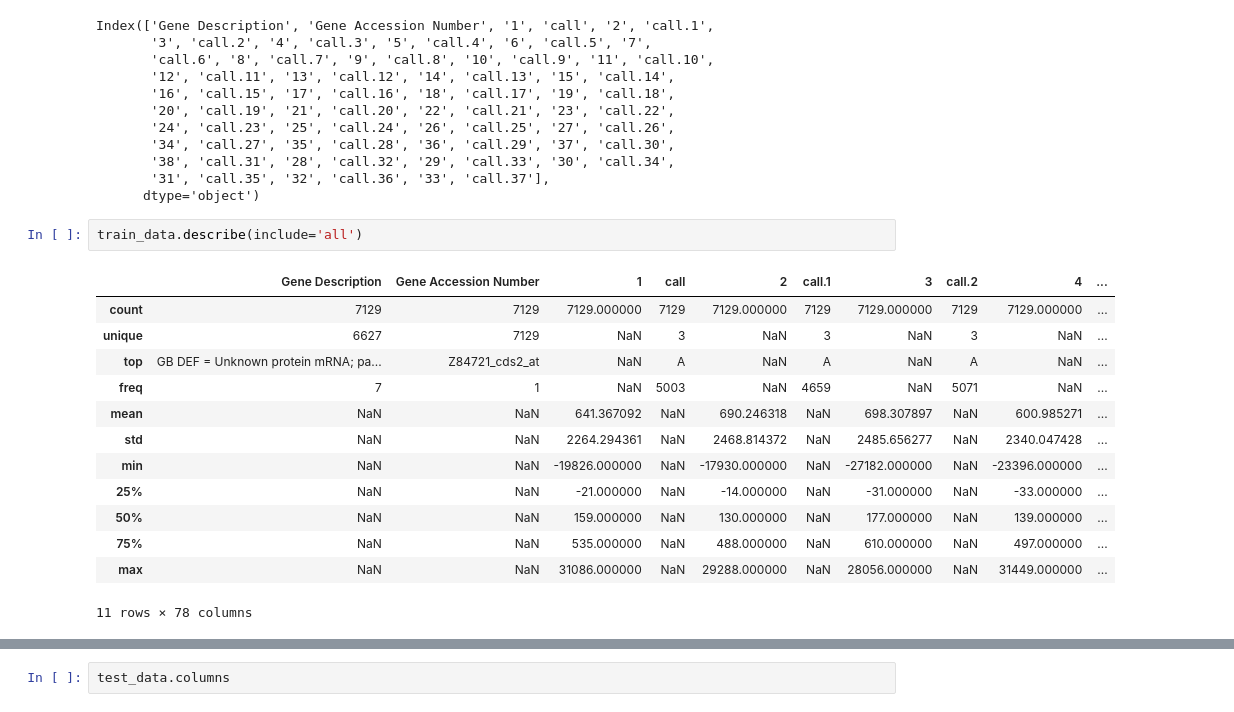
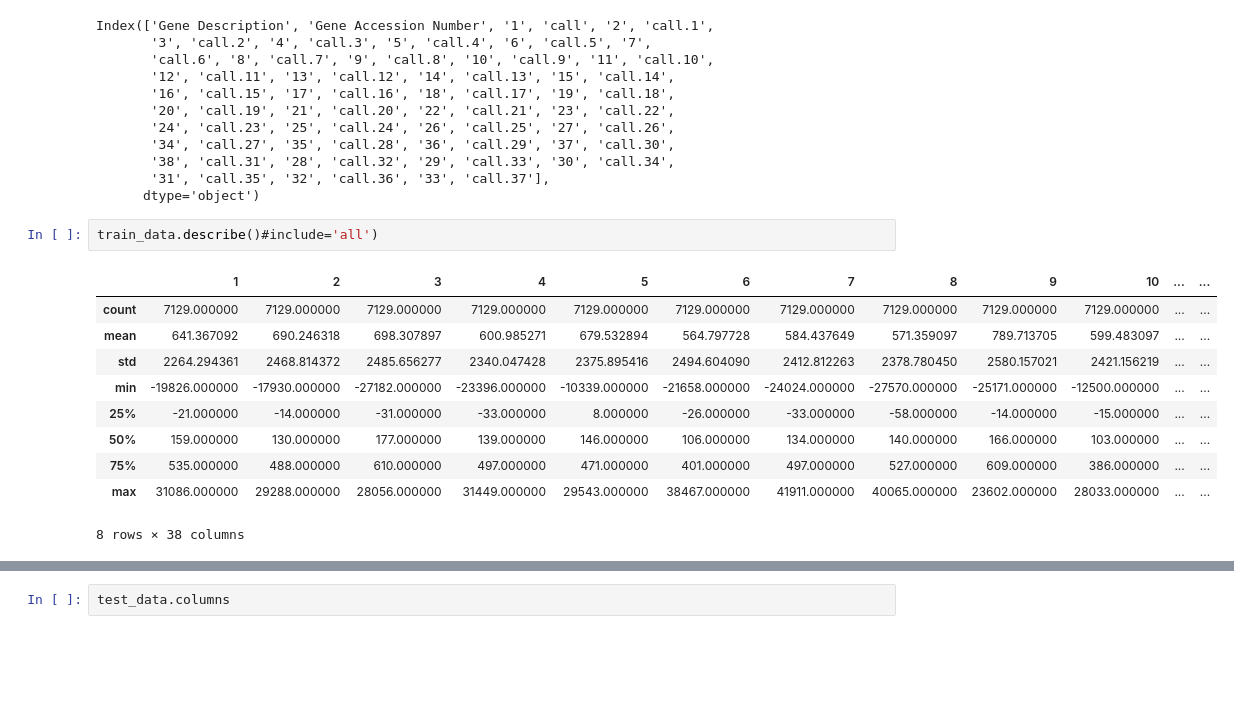
Before and after one commit to alinasansevich/molecular-classification-of-cancer, a Jupyter notebook: Gene_expression_dataset.ipynb, the cells around one changed output, grey strips where cells are left out. Drawn from its saved outputs; the diff is of its cells as text; blank space fills up the shorter version.

```diff
--- a/Gene_expression_dataset.ipynb
+++ b/Gene_expression_dataset.ipynb
@@ -64,18 +64,15 @@ Index(['Gene Description', 'Gene Accession Number', '1', 'call', '2', 'call.1',
        '31', 'call.35', '32', 'call.36', '33', 'call.37'],
       dtype='object')
 # %%
-train_data.describe(include='all')
+train_data.describe()#include='all')
 # %% [output]
-|  | Gene Description | Gene Accession Number | 1 | call | 2 | call.1 | 3 | call.2 | 4 | ... |
-| count | 7129 | 7129 | 7129.000000 | 7129 | 7129.000000 | 7129 | 7129.000000 | 7129 | 7129.000000 | ... |
-| unique | 6627 | 7129 | NaN | 3 | NaN | 3 | NaN | 3 | NaN | ... |
-| top | GB DEF = Unknown protein mRNA; pa... | Z84721_cds2_at | NaN | A | NaN | A | NaN | A | NaN | ... |
-| freq | 7 | 1 | NaN | 5003 | NaN | 4659 | NaN | 5071 | NaN | ... |
-| mean | NaN | NaN | 641.367092 | NaN | 690.246318 | NaN | 698.307897 | NaN | 600.985271 | ... |
-| std | NaN | NaN | 2264.294361 | NaN | 2468.814372 | NaN | 2485.656277 | NaN | 2340.047428 | ... |
-| min | NaN | NaN | -19826.000000 | NaN | -17930.000000 | NaN | -27182.000000 | NaN | -23396.000000 | ... |
-| 25% | NaN | NaN | -21.000000 | NaN | -14.000000 | NaN | -31.000000 | NaN | -33.000000 | ... |
-| 50% | NaN | NaN | 159.000000 | NaN | 130.000000 | NaN | 177.000000 | NaN | 139.000000 | ... |
-| 75% | NaN | NaN | 535.000000 | NaN | 488.000000 | NaN | 610.000000 | NaN | 497.000000 | ... |
-| max | NaN | NaN | 31086.000000 | NaN | 29288.000000 | NaN | 28056.000000 | NaN | 31449.000000 | ... |
+|  | 1 | 2 | 3 | 4 | 5 | 6 | 7 | 8 | 9 | 10 | ... | ... |
+| count | 7129.000000 | 7129.000000 | 7129.000000 | 7129.000000 | 7129.000000 | 7129.000000 | 7129.000000 | 7129.000000 | 7129.000000 | 7129.000000 | ... | ... |
+| mean | 641.367092 | 690.246318 | 698.307897 | 600.985271 | 679.532894 | 564.797728 | 584.437649 | 571.359097 | 789.713705 | 599.483097 | ... | ... |
+| std | 2264.294361 | 2468.814372 | 2485.656277 | 2340.047428 | 2375.895416 | 2494.604090 | 2412.812263 | 2378.780450 | 2580.157021 | 2421.156219 | ... | ... |
+| min | -19826.000000 | -17930.000000 | -27182.000000 | -23396.000000 | -10339.000000 | -21658.000000 | -24024.000000 | -27570.000000 | -25171.000000 | -12500.000000 | ... | ... |
+| 25% | -21.000000 | -14.000000 | -31.000000 | -33.000000 | 8.000000 | -26.000000 | -33.000000 | -58.000000 | -14.000000 | -15.000000 | ... | ... |
+| 50% | 159.000000 | 130.000000 | 177.000000 | 139.000000 | 146.000000 | 106.000000 | 134.000000 | 140.000000 | 166.000000 | 103.000000 | ... | ... |
+| 75% | 535.000000 | 488.000000 | 610.000000 | 497.000000 | 471.000000 | 401.000000 | 497.000000 | 527.000000 | 609.000000 | 386.000000 | ... | ... |
+| max | 31086.000000 | 29288.000000 | 28056.000000 | 31449.000000 | 29543.000000 | 38467.000000 | 41911.000000 | 40065.000000 | 23602.000000 | 28033.000000 | ... | ... |
-11 rows × 78 columns
+8 rows × 38 columns
```
Also changed, not shown: parts of 3 cells of this notebook.
